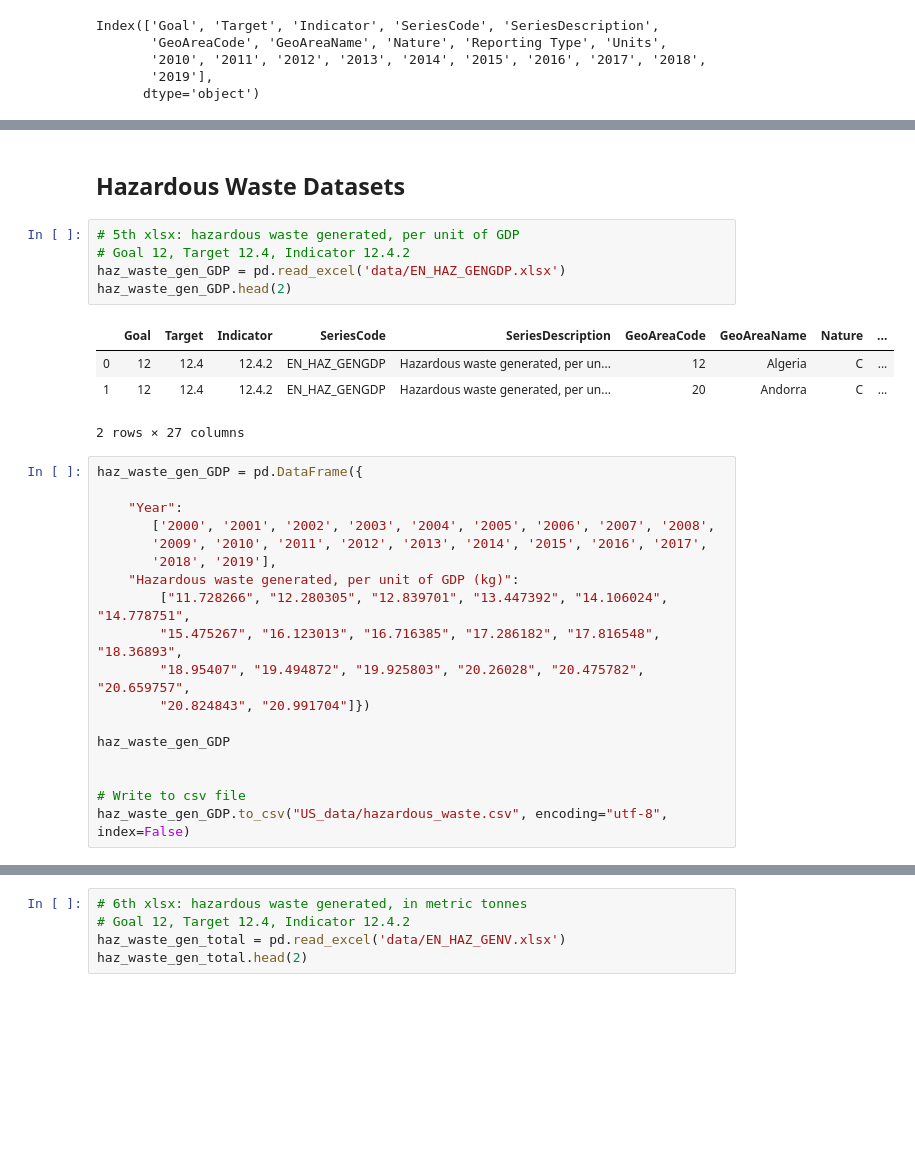
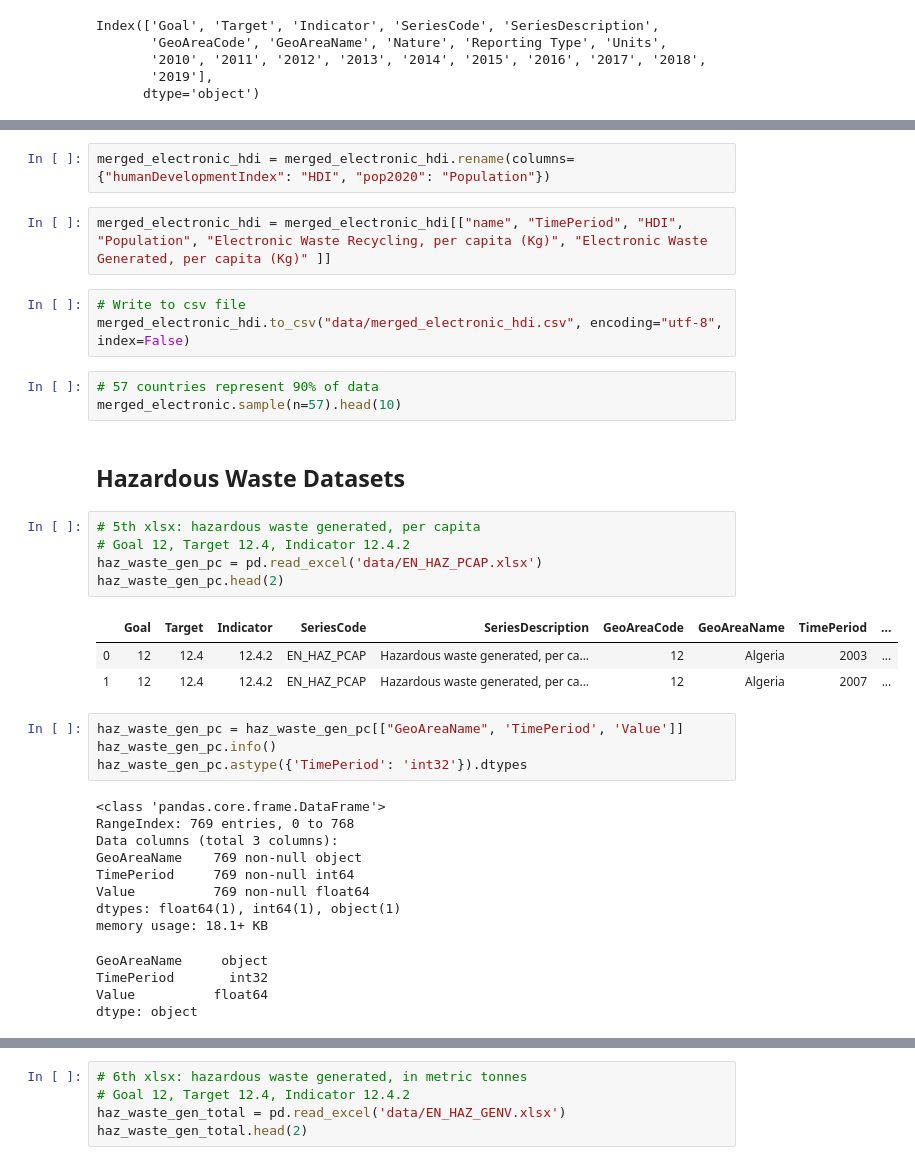
Before and after one commit to mvongjesda/UN_Sustainable_Development_Goals_Sustainability, a Jupyter notebook: resources/Target_12-4_Analysis.ipynb, the cells around one changed output, grey strips where cells are left out. Drawn from its saved outputs; the diff is of its cells as text; blank space fills up the shorter version.

```diff
--- a/resources/Target_12-4_Analysis.ipynb
+++ b/resources/Target_12-4_Analysis.ipynb
@@ -177,30 +138,38 @@ e_recycling_pc.to_csv("US_data/us_electronic_waste_recycling_pc.csv", encoding="
+# %%
+merged_electronic_hdi = merged_electronic_hdi.rename(columns={"humanDevelopmentIndex": "HDI", "pop2020": "Population"})
+# %%
+merged_electronic_hdi = merged_electronic_hdi[["name", "TimePeriod", "HDI", "Population", "Electronic Waste Recycling, per capita (Kg)", "Electronic Waste Generated, per capita (Kg)" ]]
+# %%
+# Write to csv file
+merged_electronic_hdi.to_csv("data/merged_electronic_hdi.csv", encoding="utf-8", index=False)
+# %%
+# 57 countries represent 90% of data
+merged_electronic.sample(n=57).head(10)
 # %% [markdown]
 ## Hazardous Waste Datasets
 # %%
-# 5th xlsx: hazardous waste generated, per unit of GDP
+# 5th xlsx: hazardous waste generated, per capita
 # Goal 12, Target 12.4, Indicator 12.4.2
-haz_waste_gen_GDP = pd.read_excel('data/EN_HAZ_GENGDP.xlsx')
-haz_waste_gen_GDP.head(2)
+haz_waste_gen_pc = pd.read_excel('data/EN_HAZ_PCAP.xlsx')
+haz_waste_gen_pc.head(2)
 # %% [output]
-|  | Goal | Target | Indicator | SeriesCode | SeriesDescription | GeoAreaCode | GeoAreaName | Nature | ... |
-| 0 | 12 | 12.4 | 12.4.2 | EN_HAZ_GENGDP | Hazardous waste generated, per un... | 12 | Algeria | C | ... |
-| 1 | 12 | 12.4 | 12.4.2 | EN_HAZ_GENGDP | Hazardous waste generated, per un... | 20 | Andorra | C | ... |
+|  | Goal | Target | Indicator | SeriesCode | SeriesDescription | GeoAreaCode | GeoAreaName | TimePeriod | ... |
+| 0 | 12 | 12.4 | 12.4.2 | EN_HAZ_PCAP | Hazardous waste generated, per ca... | 12 | Algeria | 2003 | ... |
+| 1 | 12 | 12.4 | 12.4.2 | EN_HAZ_PCAP | Hazardous waste generated, per ca... | 12 | Algeria | 2007 | ... |
-2 rows × 27 columns
-# %%
-haz_waste_gen_GDP = pd.DataFrame({
-
-    "Year":
-       ['2000', '2001', '2002', '2003', '2004', '2005', '2006', '2007', '2008',
-       '2009', '2010', '2011', '2012', '2013', '2014', '2015', '2016', '2017',
-       '2018', '2019'],
-    "Hazardous waste generated, per unit of GDP (kg)":
-        ["11.728266", "12.280305", "12.839701", "13.447392", "14.106024", "14.778751",
-        "15.475267", "16.123013", "16.716385", "17.286182", "17.816548", "18.36893",
-        "18.95407", "19.494872", "19.925803", "20.26028", "20.475782", "20.659757",
-        "20.824843", "20.991704"]})
-
-haz_waste_gen_GDP
-
-
-# Write to csv file
-haz_waste_gen_GDP.to_csv("US_data/hazardous_waste.csv", encoding="utf-8", index=False)
+# %%
+haz_waste_gen_pc = haz_waste_gen_pc[["GeoAreaName", 'TimePeriod', 'Value']]
+haz_waste_gen_pc.info()
+haz_waste_gen_pc.astype({'TimePeriod': 'int32'}).dtypes
+# %% [output]
+<class 'pandas.core.frame.DataFrame'>
+RangeIndex: 769 entries, 0 to 768
+Data columns (total 3 columns):
+GeoAreaName    769 non-null object
+TimePeriod     769 non-null int64
+Value          769 non-null float64
+dtypes: float64(1), int64(1), object(1)
+memory usage: 18.1+ KB
+GeoAreaName     object
+TimePeriod       int32
+Value          float64
+dtype: object
```
Also changed, not shown: parts of 44 cells of this notebook.
